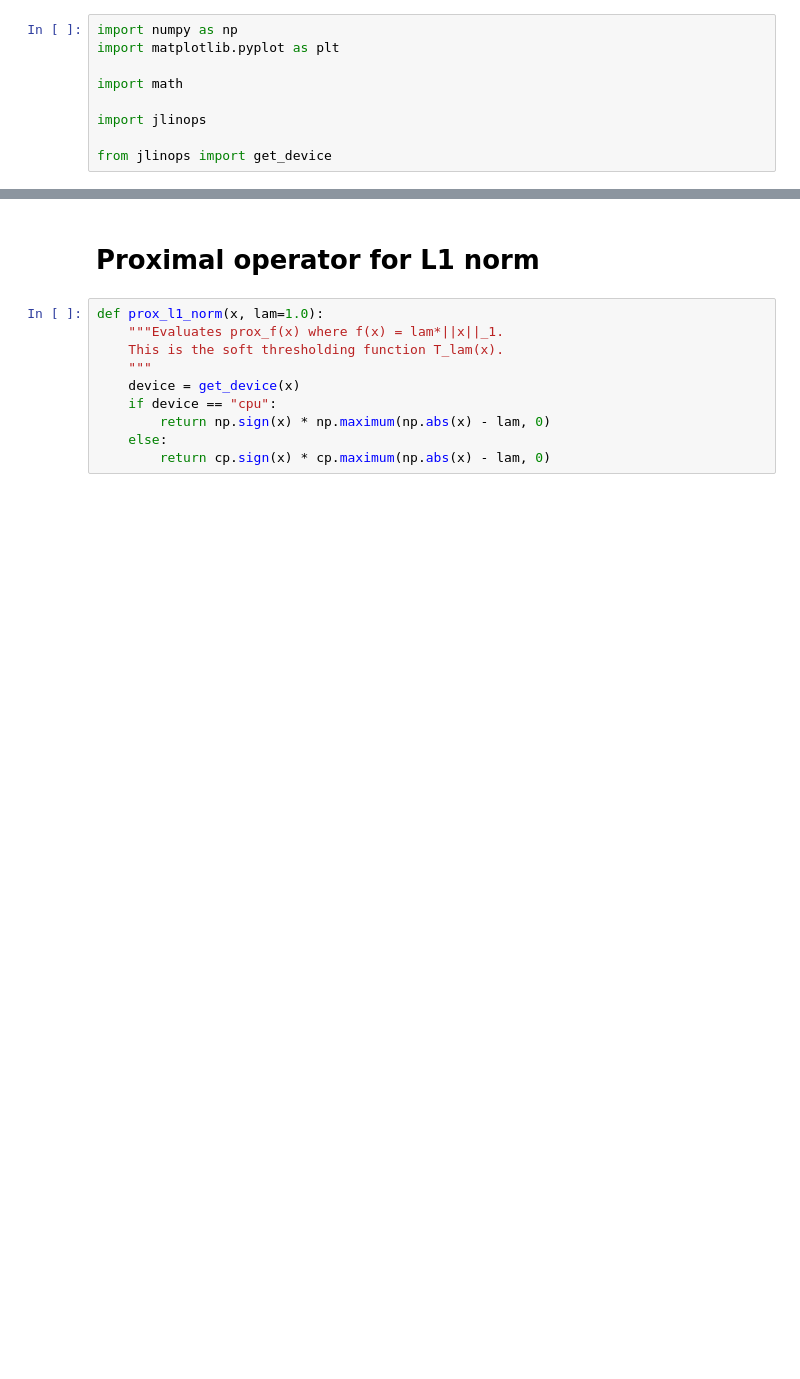
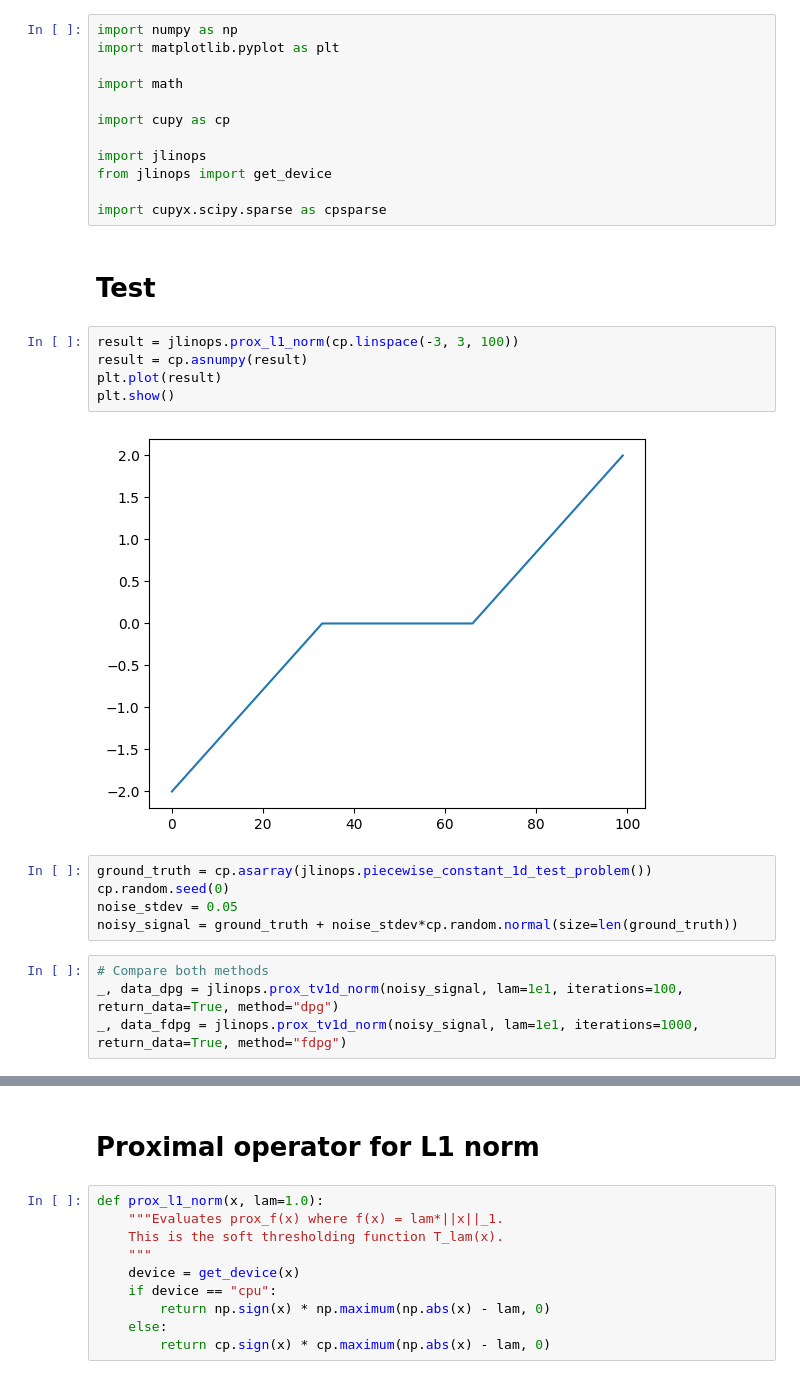
Before and after one commit to jlindbloom/jlinops, a Jupyter notebook: docs/source/notebooks/proximal.ipynb, the cells around one changed output, grey strips where cells are left out. Cells and saved outputs as stored; diff of their text form; blank space fills up the shorter version.

```diff
--- a/docs/source/notebooks/proximal.ipynb
+++ b/docs/source/notebooks/proximal.ipynb
@@ -4,6 +4,27 @@ import matplotlib.pyplot as plt
 
 import math
 
+import cupy as cp
+
 import jlinops
+from jlinops import get_device
 
-from jlinops import get_device
+import cupyx.scipy.sparse as cpsparse
+# %% [markdown]
+# Test
+# %%
+result = jlinops.prox_l1_norm(cp.linspace(-3, 3, 100))
+result = cp.asnumpy(result)
+plt.plot(result)
+plt.show()
+# %% [output]
+[figure, added]
+# %%
+ground_truth = cp.asarray(jlinops.piecewise_constant_1d_test_problem())
+cp.random.seed(0)
+noise_stdev = 0.05
+noisy_signal = ground_truth + noise_stdev*cp.random.normal(size=len(ground_truth))
+# %%
+# Compare both methods
+_, data_dpg = jlinops.prox_tv1d_norm(noisy_signal, lam=1e1, iterations=100, return_data=True, method="dpg")
+_, data_fdpg = jlinops.prox_tv1d_norm(noisy_signal, lam=1e1, iterations=1000, return_data=True, method="fdpg")
```
Also changed, not shown: parts of 27 cells of this notebook, 5 other files.
